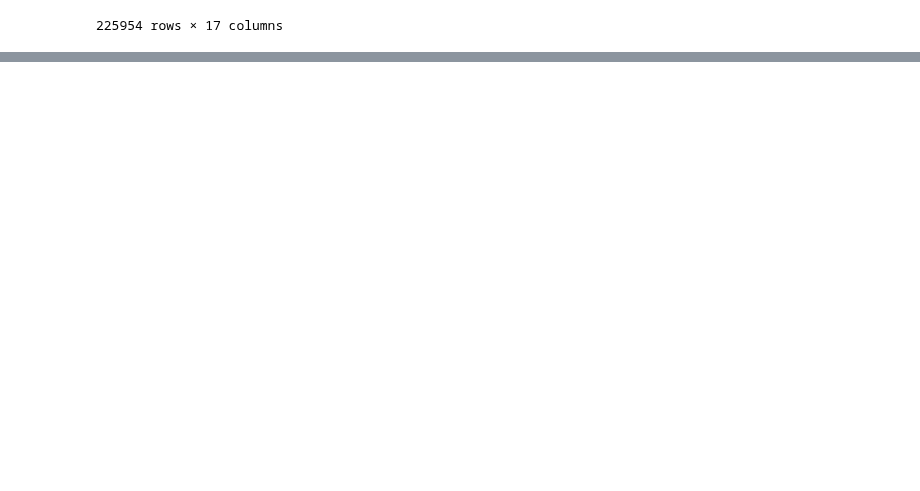
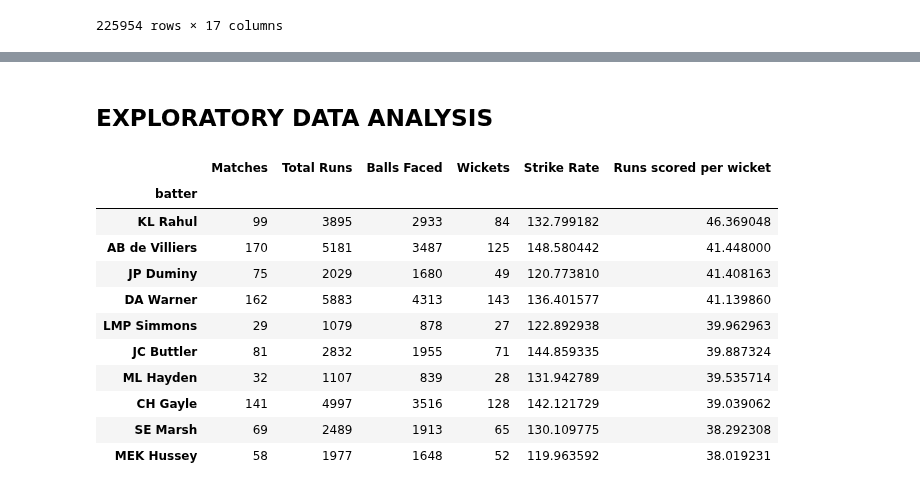
Before and after one commit to ubco-W2022T2-data301/project-group-group60, a Jupyter notebook: analysis/analysis1.ipynb, the cells around one changed output, grey strips where cells are left out. Drawn from its saved outputs; the diff is of its cells as text; code cells hidden in the pictures; blank space fills up the shorter version.

```diff
--- a/analysis/analysis1.ipynb
+++ b/analysis/analysis1.ipynb
@@ -44 +45,33 @@ matches
 950 rows × 20 columns
+# %% [markdown]
+## EXPLORATORY DATA ANALYSIS
+# %%
+batsman_group = ball_by_ball.groupby('batter')
+matches = batsman_group['ID'].nunique()
+total_runs = batsman_group['batsman_run'].sum()
+total_balls_faced = batsman_group['ballnumber'].count()
+Wickets = batsman_group['isWicketDelivery'].sum()
+batsman_stats = pd.concat([matches,total_runs, total_balls_faced,Wickets], axis=1)
+new_column_names = {'ID':'Matches','batsman_run': 'Total Runs',
+                    'ballnumber': 'Balls Faced'
+                   , 'isWicketDelivery': 'Wickets'}
+batsman_stats = batsman_stats.rename(columns=new_column_names)
+description = batsman_stats.describe(include='all')
+batsman_stats = batsman_stats[batsman_stats['Total Runs'] >= 1000]
+batsman_stats['Strike Rate'] = batsman_stats['Total Runs'] / batsman_stats['Balls Faced'] * 100
+batsman_stats['Runs scored per wicket']= batsman_stats['Total Runs'] / batsman_stats['Wickets']
+batsman_stats = batsman_stats.sort_values('Runs scored per wicket',ascending=False)
+batsman_stats.head(10)
+# %% [output]
+|  | Matches | Total Runs | Balls Faced | Wickets | Strike Rate | Runs scored per wicket |
+| batter |  |  |  |  |  |  |
+| KL Rahul | 99 | 3895 | 2933 | 84 | 132.799182 | 46.369048 |
+| AB de Villiers | 170 | 5181 | 3487 | 125 | 148.580442 | 41.448000 |
+| JP Duminy | 75 | 2029 | 1680 | 49 | 120.773810 | 41.408163 |
+| DA Warner | 162 | 5883 | 4313 | 143 | 136.401577 | 41.139860 |
+| LMP Simmons | 29 | 1079 | 878 | 27 | 122.892938 | 39.962963 |
+| JC Buttler | 81 | 2832 | 1955 | 71 | 144.859335 | 39.887324 |
+| ML Hayden | 32 | 1107 | 839 | 28 | 131.942789 | 39.535714 |
+| CH Gayle | 141 | 4997 | 3516 | 128 | 142.121729 | 39.039062 |
+| SE Marsh | 69 | 2489 | 1913 | 65 | 130.109775 | 38.292308 |
+| MEK Hussey | 58 | 1977 | 1648 | 52 | 119.963592 | 38.019231 |
```
Also changed, not shown: parts of 13 cells of this notebook, 1 other file.
